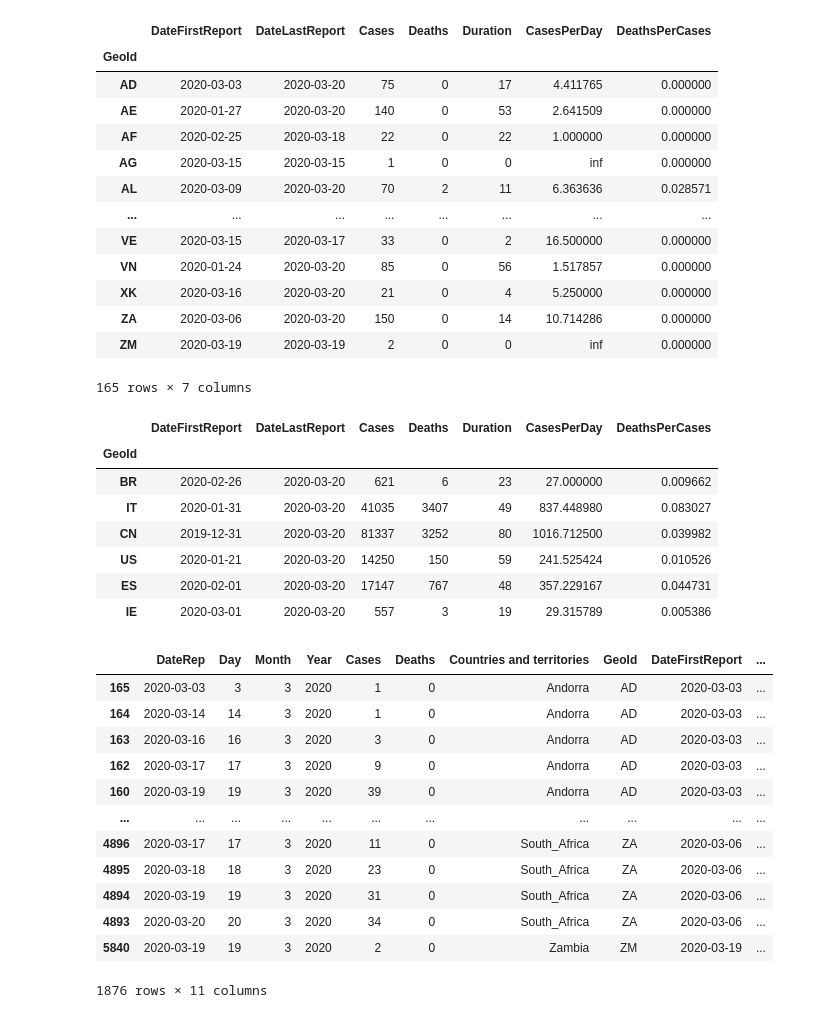
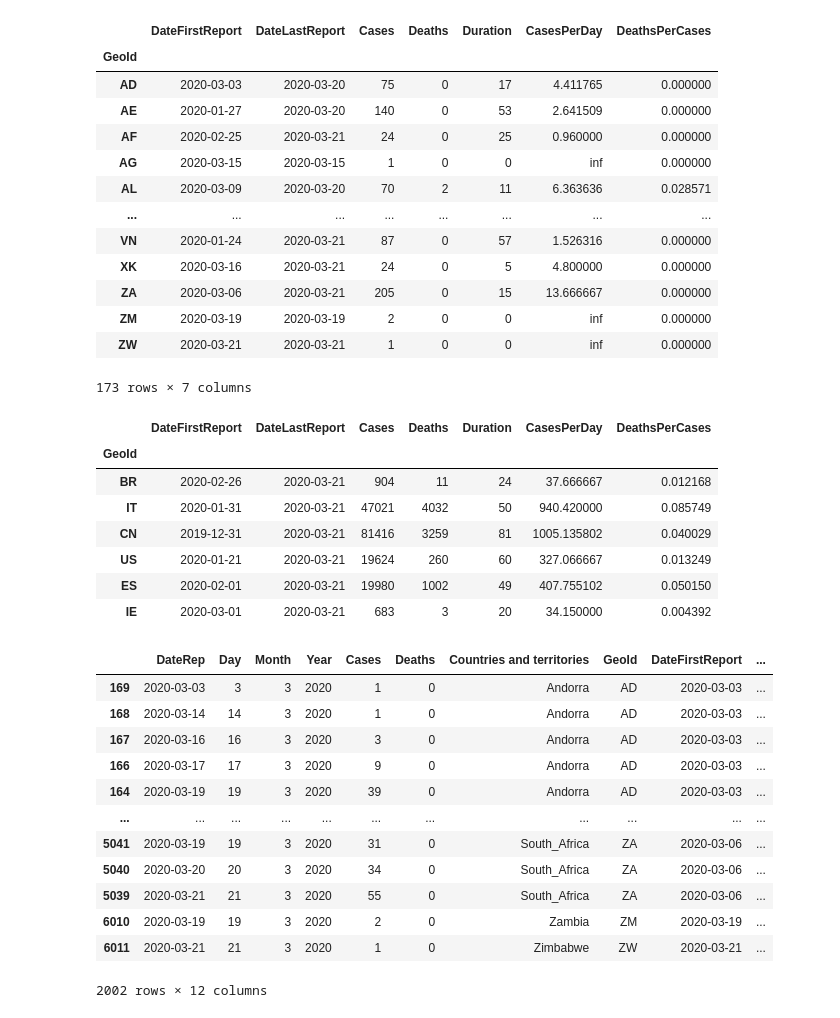
Before and after one commit to robsonspereira/COVID19, a Jupyter notebook: corona.ipynb, the cells around one changed output. Saved outputs shown, nothing was run; the diff lists cells and outputs as text; code cells hidden in the pictures.

```diff
--- a/corona.ipynb
+++ b/corona.ipynb
@@ -5,0 +7,8 @@ import plotly.express as px
+# %%
+d = datetime. datetime. today()
+print(d)
+day = '{:0>2}'.format(d.day)
+month= '{:0>2}'.format(d.month)
+year='{:0>4}'.format(d.year)
+url = "https://www.ecdc.europa.eu/sites/default/files/documents/COVID-19-geographic-disbtribution-worldwide-%s-%s-%s.xlsx"%(year,month,day)
+print(url)
@@ -35,0 +47,4 @@ See the caveats in the documentation: http://pandas.pydata.org/pandas-docs/stabl
+# %%
+Total_Deaths = base_import[['GeoId','DateRep','Deaths']]
+Total_Deaths['Total Deaths']= Total_Deaths.groupby(['GeoId']).cumsum()
+Total_Deaths.head()
@@ -46,46 +72,47 @@ GeoIDGroup
 | GeoId |  |  |  |  |  |  |  |
 | AD | 2020-03-03 | 2020-03-20 | 75 | 0 | 17 | 4.411765 | 0.000000 |
 | AE | 2020-01-27 | 2020-03-20 | 140 | 0 | 53 | 2.641509 | 0.000000 |
-| AF | 2020-02-25 | 2020-03-18 | 22 | 0 | 22 | 1.000000 | 0.000000 |
+| AF | 2020-02-25 | 2020-03-21 | 24 | 0 | 25 | 0.960000 | 0.000000 |
 | AG | 2020-03-15 | 2020-03-15 | 1 | 0 | 0 | inf | 0.000000 |
 | AL | 2020-03-09 | 2020-03-20 | 70 | 2 | 11 | 6.363636 | 0.028571 |
 | ... | ... | ... | ... | ... | ... | ... | ... |
-| VE | 2020-03-15 | 2020-03-17 | 33 | 0 | 2 | 16.500000 | 0.000000 |
-| VN | 2020-01-24 | 2020-03-20 | 85 | 0 | 56 | 1.517857 | 0.000000 |
-| XK | 2020-03-16 | 2020-03-20 | 21 | 0 | 4 | 5.250000 | 0.000000 |
-| ZA | 2020-03-06 | 2020-03-20 | 150 | 0 | 14 | 10.714286 | 0.000000 |
+| VN | 2020-01-24 | 2020-03-21 | 87 | 0 | 57 | 1.526316 | 0.000000 |
+| XK | 2020-03-16 | 2020-03-21 | 24 | 0 | 5 | 4.800000 | 0.000000 |
+| ZA | 2020-03-06 | 2020-03-21 | 205 | 0 | 15 | 13.666667 | 0.000000 |
 | ZM | 2020-03-19 | 2020-03-19 | 2 | 0 | 0 | inf | 0.000000 |
+| ZW | 2020-03-21 | 2020-03-21 | 1 | 0 | 0 | inf | 0.000000 |
-165 rows × 7 columns
+173 rows × 7 columns
 # %%
 GeoIDGroup.loc[['BR','IT','CN','US','ES','IE']]
 # %% [output]
 |  | DateFirstReport | DateLastReport | Cases | Deaths | Duration | CasesPerDay | DeathsPerCases |
 | GeoId |  |  |  |  |  |  |  |
-| BR | 2020-02-26 | 2020-03-20 | 621 | 6 | 23 | 27.000000 | 0.009662 |
-| IT | 2020-01-31 | 2020-03-20 | 41035 | 3407 | 49 | 837.448980 | 0.083027 |
-| CN | 2019-12-31 | 2020-03-20 | 81337 | 3252 | 80 | 1016.712500 | 0.039982 |
-| US | 2020-01-21 | 2020-03-20 | 14250 | 150 | 59 | 241.525424 | 0.010526 |
-| ES | 2020-02-01 | 2020-03-20 | 17147 | 767 | 48 | 357.229167 | 0.044731 |
-| IE | 2020-03-01 | 2020-03-20 | 557 | 3 | 19 | 29.315789 | 0.005386 |
+| BR | 2020-02-26 | 2020-03-21 | 904 | 11 | 24 | 37.666667 | 0.012168 |
+| IT | 2020-01-31 | 2020-03-21 | 47021 | 4032 | 50 | 940.420000 | 0.085749 |
+| CN | 2019-12-31 | 2020-03-21 | 81416 | 3259 | 81 | 1005.135802 | 0.040029 |
+| US | 2020-01-21 | 2020-03-21 | 19624 | 260 | 60 | 327.066667 | 0.013249 |
+| ES | 2020-02-01 | 2020-03-21 | 19980 | 1002 | 49 | 407.755102 | 0.050150 |
+| IE | 2020-03-01 | 2020-03-21 | 683 | 3 | 20 | 34.150000 | 0.004392 |
 # %%
   Events = base_import.merge(GeoIDGroup[['DateFirstReport']],left_on='GeoId',right_index=True, how ='left')
   Events['Day_report'] = (Events['DateRep']-Events['DateFirstReport']).dt.days.astype(int)
   Events= Events.merge(Total_Cases[['Total Cases']],left_index=True,right_index=True, how='left')
+  Events= Events.merge(Total_Deaths[['Total Deaths']],left_index=True,right_index=True, how='left')
   Events
 # %% [output]
 |  | DateRep | Day | Month | Year | Cases | Deaths | Countries and territories | GeoId | DateFirstReport | ... |
-| 165 | 2020-03-03 | 3 | 3 | 2020 | 1 | 0 | Andorra | AD | 2020-03-03 | ... |
-| 164 | 2020-03-14 | 14 | 3 | 2020 | 1 | 0 | Andorra | AD | 2020-03-03 | ... |
-| 163 | 2020-03-16 | 16 | 3 | 2020 | 3 | 0 | Andorra | AD | 2020-03-03 | ... |
-| 162 | 2020-03-17 | 17 | 3 | 2020 | 9 | 0 | Andorra | AD | 2020-03-03 | ... |
-| 160 | 2020-03-19 | 19 | 3 | 2020 | 39 | 0 | Andorra | AD | 2020-03-03 | ... |
+| 169 | 2020-03-03 | 3 | 3 | 2020 | 1 | 0 | Andorra | AD | 2020-03-03 | ... |
+| 168 | 2020-03-14 | 14 | 3 | 2020 | 1 | 0 | Andorra | AD | 2020-03-03 | ... |
+| 167 | 2020-03-16 | 16 | 3 | 2020 | 3 | 0 | Andorra | AD | 2020-03-03 | ... |
+| 166 | 2020-03-17 | 17 | 3 | 2020 | 9 | 0 | Andorra | AD | 2020-03-03 | ... |
+| 164 | 2020-03-19 | 19 | 3 | 2020 | 39 | 0 | Andorra | AD | 2020-03-03 | ... |
 | ... | ... | ... | ... | ... | ... | ... | ... | ... | ... | ... |
-| 4896 | 2020-03-17 | 17 | 3 | 2020 | 11 | 0 | South_Africa | ZA | 2020-03-06 | ... |
-| 4895 | 2020-03-18 | 18 | 3 | 2020 | 23 | 0 | South_Africa | ZA | 2020-03-06 | ... |
-| 4894 | 2020-03-19 | 19 | 3 | 2020 | 31 | 0 | South_Africa | ZA | 2020-03-06 | ... |
-| 4893 | 2020-03-20 | 20 | 3 | 2020 | 34 | 0 | South_Africa | ZA | 2020-03-06 | ... |
-| 5840 | 2020-03-19 | 19 | 3 | 2020 | 2 | 0 | Zambia | ZM | 2020-03-19 | ... |
+| 5041 | 2020-03-19 | 19 | 3 | 2020 | 31 | 0 | South_Africa | ZA | 2020-03-06 | ... |
+| 5040 | 2020-03-20 | 20 | 3 | 2020 | 34 | 0 | South_Africa | ZA | 2020-03-06 | ... |
+| 5039 | 2020-03-21 | 21 | 3 | 2020 | 55 | 0 | South_Africa | ZA | 2020-03-06 | ... |
+| 6010 | 2020-03-19 | 19 | 3 | 2020 | 2 | 0 | Zambia | ZM | 2020-03-19 | ... |
+| 6011 | 2020-03-21 | 21 | 3 | 2020 | 1 | 0 | Zimbabwe | ZW | 2020-03-21 | ... |
-1876 rows × 11 columns
+2002 rows × 12 columns
 # %%
 Events_filter=Events.query( 'Day_report<=30 ')
 Events_filter= Events_filter.query('GeoId=="US" or GeoId=="IT" or GeoId=="CN" or GeoId=="BR"')
```
Also changed, not shown: parts of 6 cells of this notebook.
